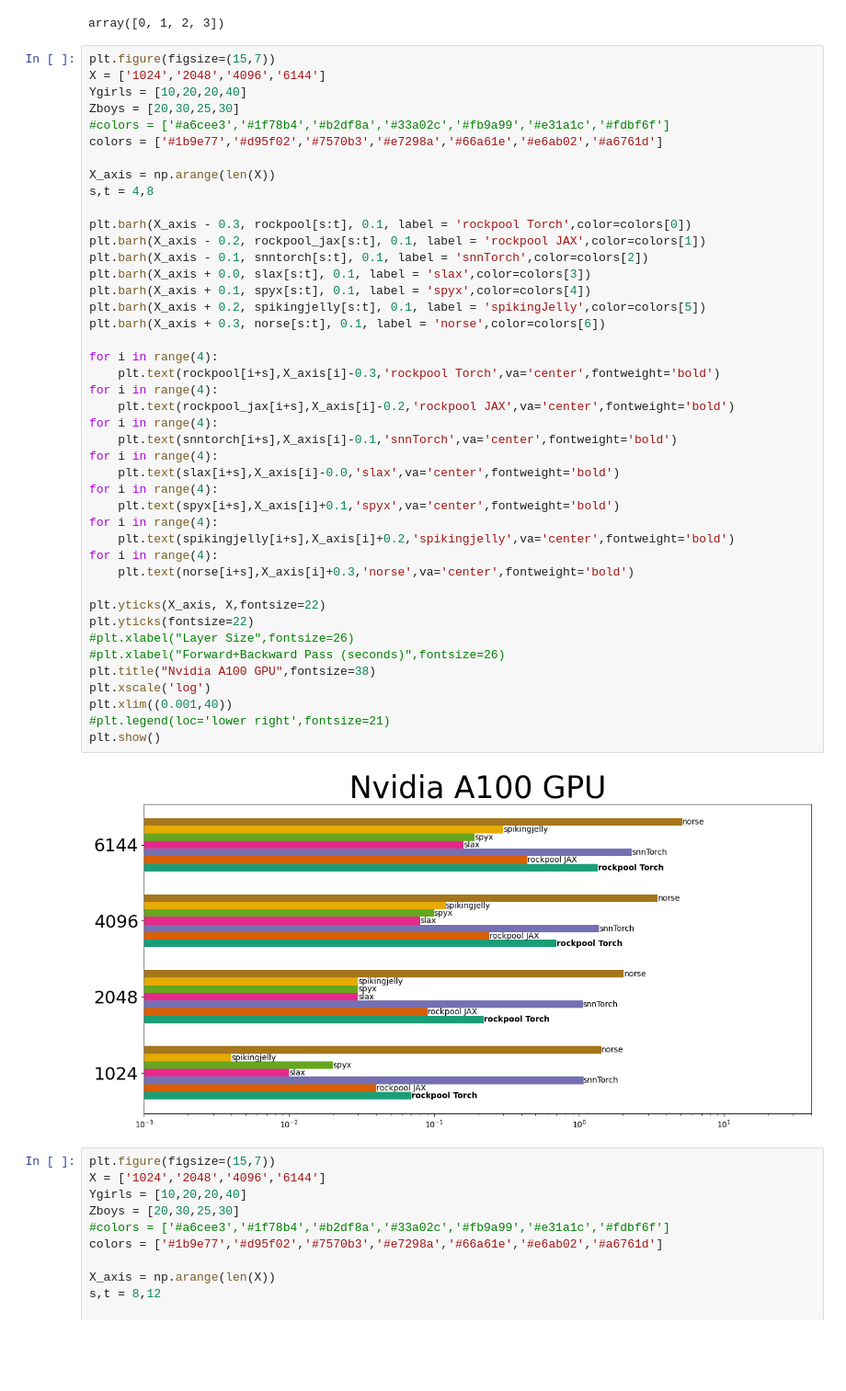
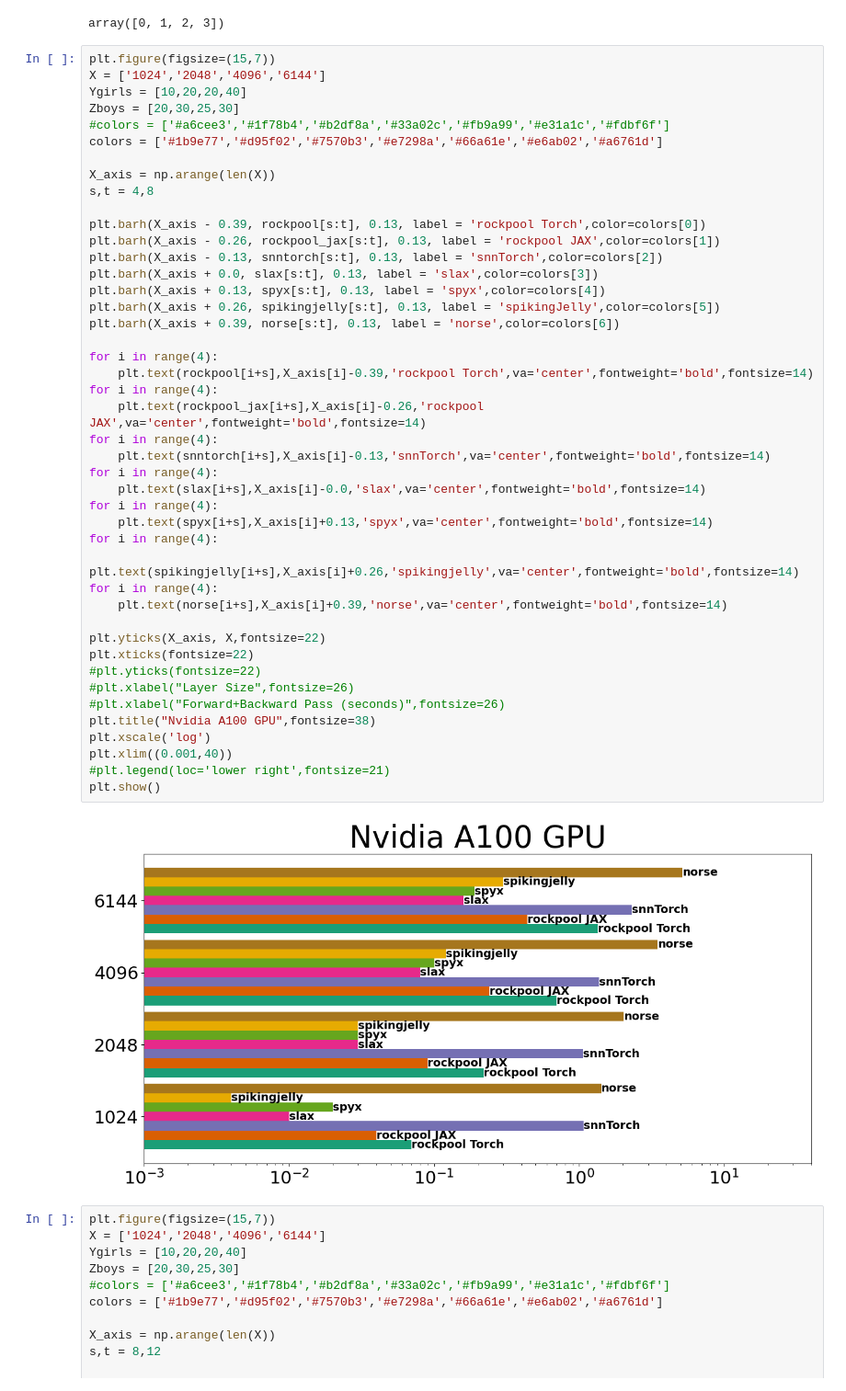
Before and after one commit to Intelligent-Microsystems-Lab/slax, a Jupyter notebook: perf_tests/benchmark.ipynb, the cells around one changed output. Shown at 92% size. Cells and saved outputs as stored; diff of their text form; blank space fills up the shorter version.

```diff
--- a/perf_tests/benchmark.ipynb
+++ b/perf_tests/benchmark.ipynb
@@ -176,48 +176,49 @@ array([0, 1, 2, 3])
 # %%
 plt.figure(figsize=(15,7))
 X = ['1024','2048','4096','6144']
 Ygirls = [10,20,20,40]
 Zboys = [20,30,25,30]
 #colors = ['#a6cee3','#1f78b4','#b2df8a','#33a02c','#fb9a99','#e31a1c','#fdbf6f']
 colors = ['#1b9e77','#d95f02','#7570b3','#e7298a','#66a61e','#e6ab02','#a6761d']
 
 X_axis = np.arange(len(X))
 s,t = 4,8
 
-plt.barh(X_axis - 0.3, rockpool[s:t], 0.1, label = 'rockpool Torch',color=colors[0])
-plt.barh(X_axis - 0.2, rockpool_jax[s:t], 0.1, label = 'rockpool JAX',color=colors[1])
-plt.barh(X_axis - 0.1, snntorch[s:t], 0.1, label = 'snnTorch',color=colors[2])
-plt.barh(X_axis + 0.0, slax[s:t], 0.1, label = 'slax',color=colors[3])
-plt.barh(X_axis + 0.1, spyx[s:t], 0.1, label = 'spyx',color=colors[4])
-plt.barh(X_axis + 0.2, spikingjelly[s:t], 0.1, label = 'spikingJelly',color=colors[5])
-plt.barh(X_axis + 0.3, norse[s:t], 0.1, label = 'norse',color=colors[6])
+plt.barh(X_axis - 0.39, rockpool[s:t], 0.13, label = 'rockpool Torch',color=colors[0])
+plt.barh(X_axis - 0.26, rockpool_jax[s:t], 0.13, label = 'rockpool JAX',color=colors[1])
+plt.barh(X_axis - 0.13, snntorch[s:t], 0.13, label = 'snnTorch',color=colors[2])
+plt.barh(X_axis + 0.0, slax[s:t], 0.13, label = 'slax',color=colors[3])
+plt.barh(X_axis + 0.13, spyx[s:t], 0.13, label = 'spyx',color=colors[4])
+plt.barh(X_axis + 0.26, spikingjelly[s:t], 0.13, label = 'spikingJelly',color=colors[5])
+plt.barh(X_axis + 0.39, norse[s:t], 0.13, label = 'norse',color=colors[6])
 
 for i in range(4):
-    plt.text(rockpool[i+s],X_axis[i]-0.3,'rockpool Torch',va='center',fontweight='bold')
+    plt.text(rockpool[i+s],X_axis[i]-0.39,'rockpool Torch',va='center',fontweight='bold',fontsize=14)
 for i in range(4):
-    plt.text(rockpool_jax[i+s],X_axis[i]-0.2,'rockpool JAX',va='center',fontweight='bold')
+    plt.text(rockpool_jax[i+s],X_axis[i]-0.26,'rockpool JAX',va='center',fontweight='bold',fontsize=14)
 for i in range(4):
-    plt.text(snntorch[i+s],X_axis[i]-0.1,'snnTorch',va='center',fontweight='bold')
+    plt.text(snntorch[i+s],X_axis[i]-0.13,'snnTorch',va='center',fontweight='bold',fontsize=14)
 for i in range(4):
-    plt.text(slax[i+s],X_axis[i]-0.0,'slax',va='center',fontweight='bold')
+    plt.text(slax[i+s],X_axis[i]-0.0,'slax',va='center',fontweight='bold',fontsize=14)
 for i in range(4):
-    plt.text(spyx[i+s],X_axis[i]+0.1,'spyx',va='center',fontweight='bold')
+    plt.text(spyx[i+s],X_axis[i]+0.13,'spyx',va='center',fontweight='bold',fontsize=14)
 for i in range(4):
-    plt.text(spikingjelly[i+s],X_axis[i]+0.2,'spikingjelly',va='center',fontweight='bold')
+    plt.text(spikingjelly[i+s],X_axis[i]+0.26,'spikingjelly',va='center',fontweight='bold',fontsize=14)
 for i in range(4):
-    plt.text(norse[i+s],X_axis[i]+0.3,'norse',va='center',fontweight='bold')
+    plt.text(norse[i+s],X_axis[i]+0.39,'norse',va='center',fontweight='bold',fontsize=14)
 
 plt.yticks(X_axis, X,fontsize=22)
-plt.yticks(fontsize=22)
+plt.xticks(fontsize=22)
+#plt.yticks(fontsize=22)
 #plt.xlabel("Layer Size",fontsize=26)
 #plt.xlabel("Forward+Backward Pass (seconds)",fontsize=26)
 plt.title("Nvidia A100 GPU",fontsize=38)
 plt.xscale('log')
 plt.xlim((0.001,40))
 #plt.legend(loc='lower right',fontsize=21)
 plt.show()
 # %% [output]
-[figure, old version]
+[figure, new version]
 # %%
 plt.figure(figsize=(15,7))
 X = ['1024','2048','4096','6144']
```
Also changed, not shown: 2 other files.
